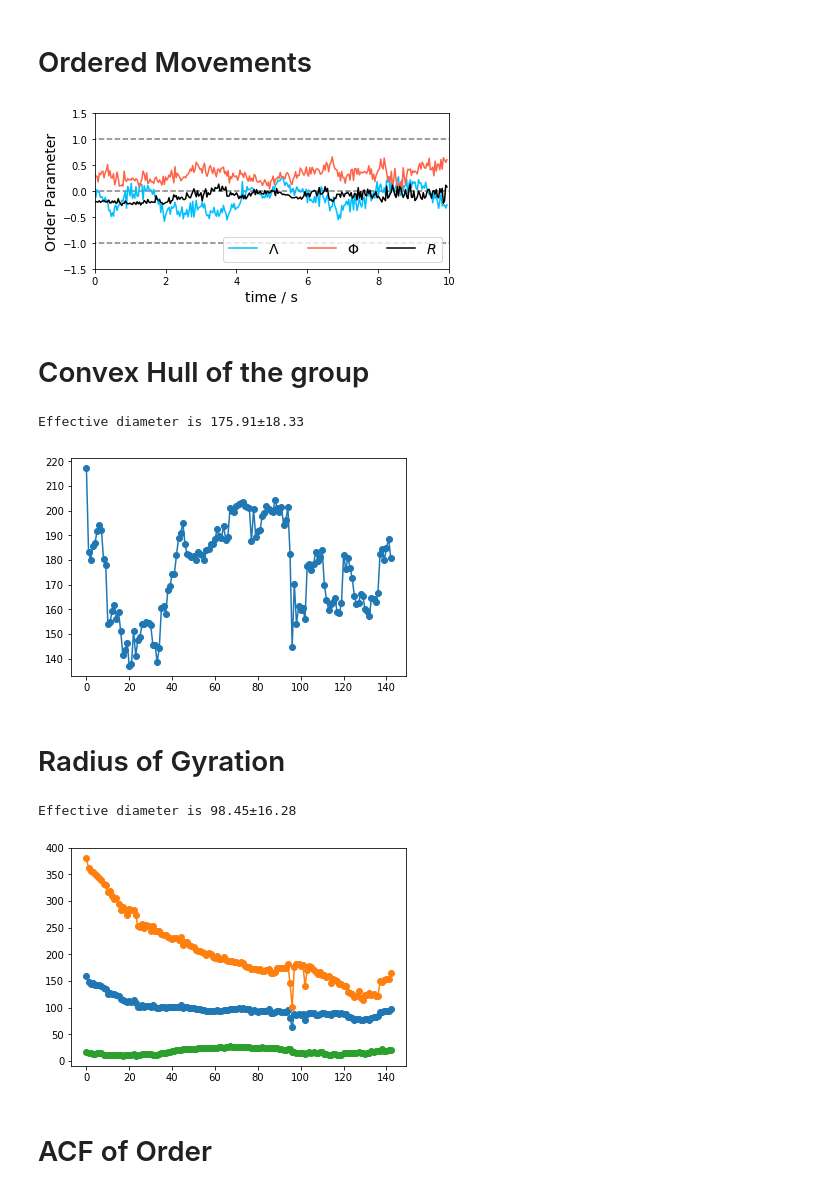
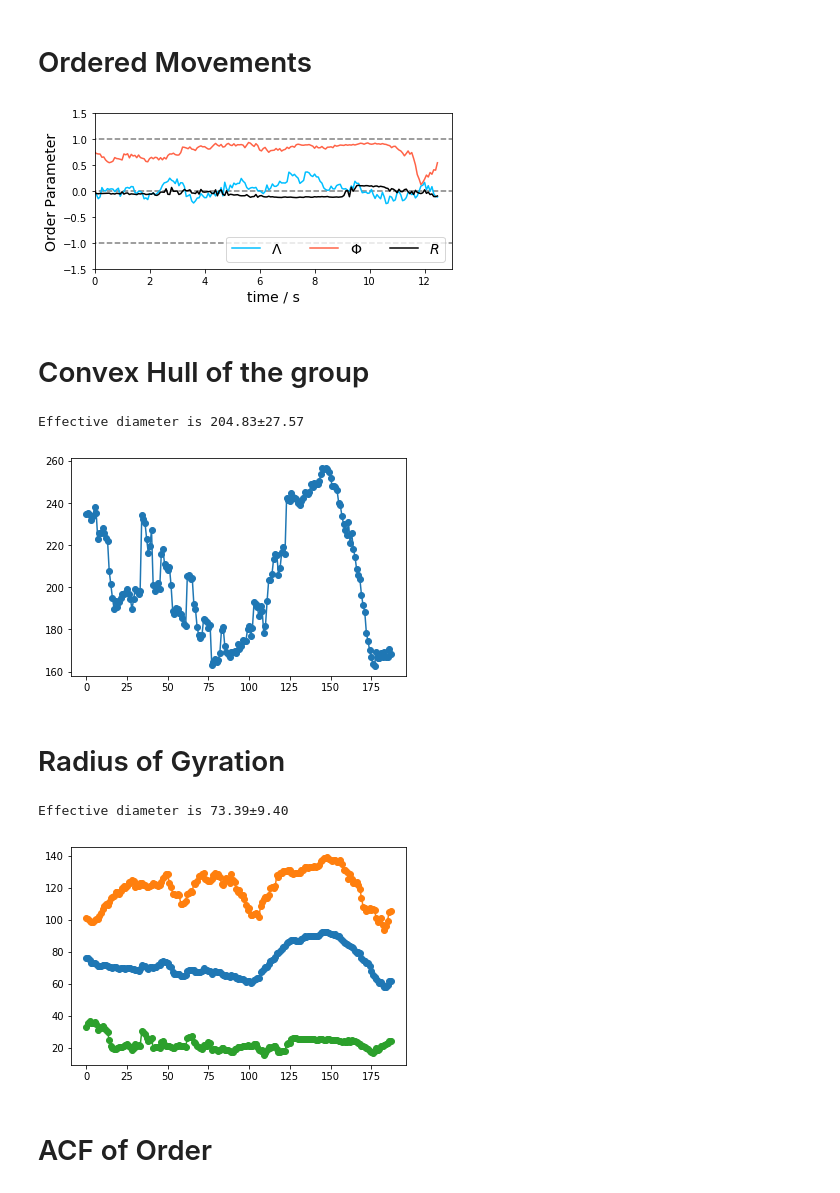
Before and after one commit to yangyushi/FishPy, a Jupyter notebook: notebooks/corr.ipynb, the cells around one changed output. Cells and saved outputs as stored; diff of their text form; code cells hidden in the pictures.

```diff
--- a/notebooks/corr.ipynb
+++ b/notebooks/corr.ipynb
@@ -31,17 +34,17 @@ fish_trajs = []
 
 for traj in trajectories:
     xyz = np.array(traj['position']).T
-    #xyz = ndimage.gaussian_filter1d(xyz, 2, axis=1)
+    #xyz = ndimage.gaussian_filter1d(xyz, 1, axis=1)
     t = np.array(traj['time'])
     ti = np.arange(t[0], t[-1]+1, 1)
     xi = np.interp(x = ti, xp = t, fp = xyz[0])
     yi = np.interp(x = ti, xp = t, fp = xyz[1])
     zi = np.interp(x = ti, xp = t, fp = xyz[2])
     xyz_int = np.vstack((xi, yi, zi))
-    T = ft.FishTrajectory(t, xyz.T, blur)
+    T = ft.Trajectory(ti, xyz_int.T, blur)
     fish_trajs.append(T)
 
-manager = ft.FishManager(fish_trajs)
+manager = ft.Manager(fish_trajs)
 
 print(manager)
 # %% [output]
@@ -65,19 +68,19 @@ r_orders = analyser.get_rot_orders()
 t_orders = analyser.get_trans_orders()
 d_orders = analyser.get_dila_orders()
 # %%
-x = np.arange(-1, 11, 1)
+x = np.arange(-1, len(d_orders), 1)
 y1 = np.ones(x.shape) * -1
 y2 = np.ones(x.shape) * 0
 y3 = np.ones(x.shape) * 1
 plt.plot(x, y1, '--', color='k', alpha=0.5)
 plt.plot(x, y2, '--', color='k', alpha=0.5)
 plt.plot(x, y3, '--', color='k', alpha=0.5)
-plt.plot(np.arange(299)/30, d_orders, label=r'$\Lambda$', color='deepskyblue')
-plt.plot(np.arange(299)/30, np.abs(t_orders), label=r'$\Phi$', color='tomato')
-plt.plot(np.arange(299)/30, r_orders, label=r'$R$', color='k')
+plt.plot(np.arange(len(d_orders))/15, d_orders, label=r'$\Lambda$', color='deepskyblue')
+plt.plot(np.arange(len(t_orders))/15, np.abs(t_orders), label=r'$\Phi$', color='tomato')
+plt.plot(np.arange(len(r_orders))/15, r_orders, label=r'$R$', color='k')
 plt.legend(fontsize=14, loc='lower right', ncol=3)
 plt.ylim(-1.5, 1.5)
-plt.xlim(0, 10)
+plt.xlim(0, 13)
 plt.xlabel('time / s', fontsize=14)
 plt.ylabel(f'Order Parameter', fontsize=14)
 plt.gcf().set_size_inches(6, 3)
@@ -85,37 +88,37 @@ plt.tight_layout()
 plt.savefig('order_par.pdf')
 plt.show()
 # %% [output]
-[figure, old version]
+[figure, new version]
 # %% [markdown]
 # Convex Hull of the group
 # %%
 diameters = []
-for ch in fc.utility.get_convex_hull(manager.trajs, 16):
+for ch in fc.utility.get_convex_hull(manager.trajs, 20):
     v = ch.volume
     d = (6*v/np.pi) ** (1/3)
     diameters.append(d)
 plt.plot(diameters, '-o')
 print(f"Effective diameter is {np.mean(diameters):.2f}±{np.std(diameters):.2f}")
 # %% [output]
-Effective diameter is 175.91±18.33
+Effective diameter is 204.83±27.57
-[figure, old version]
+[figure, new version]
 # %% [markdown]
 # Radius of Gyration
 # %%
 radii = []
 r_max, r_min = [], []
-for S in fc.utility.get_rg_tensor(manager.trajs, 16):
+for S in fc.utility.get_rg_tensor(manager.trajs, 20):
     eig = np.sqrt(np.linalg.eigvals(S))
     r_max.append(np.max(eig))
     r_min.append(np.min(eig))
     radii.append(np.mean(eig))
 plt.plot(radii, '-o')
 plt.plot(r_max, '-o')
 plt.plot(r_min, '-o')
 print(f"Effective diameter is {np.mean(radii):.2f}±{np.std(radii):.2f}")
 # %% [output]
-Effective diameter is 98.45±16.28
+Effective diameter is 73.39±9.40
-[figure, old version]
+[figure, new version]
 # %% [markdown]
 # ACF of Order
 # %%
```
Also changed, not shown: parts of 7 cells of this notebook, 1 other file.
